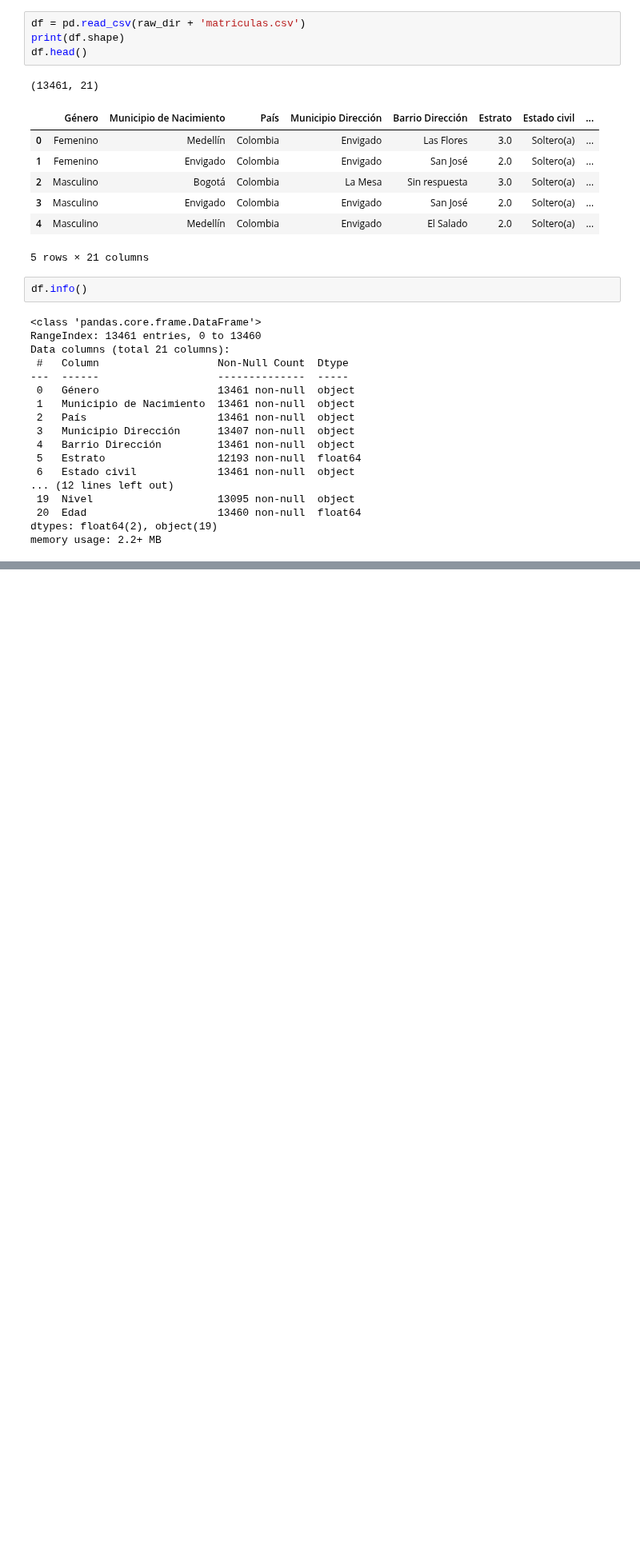
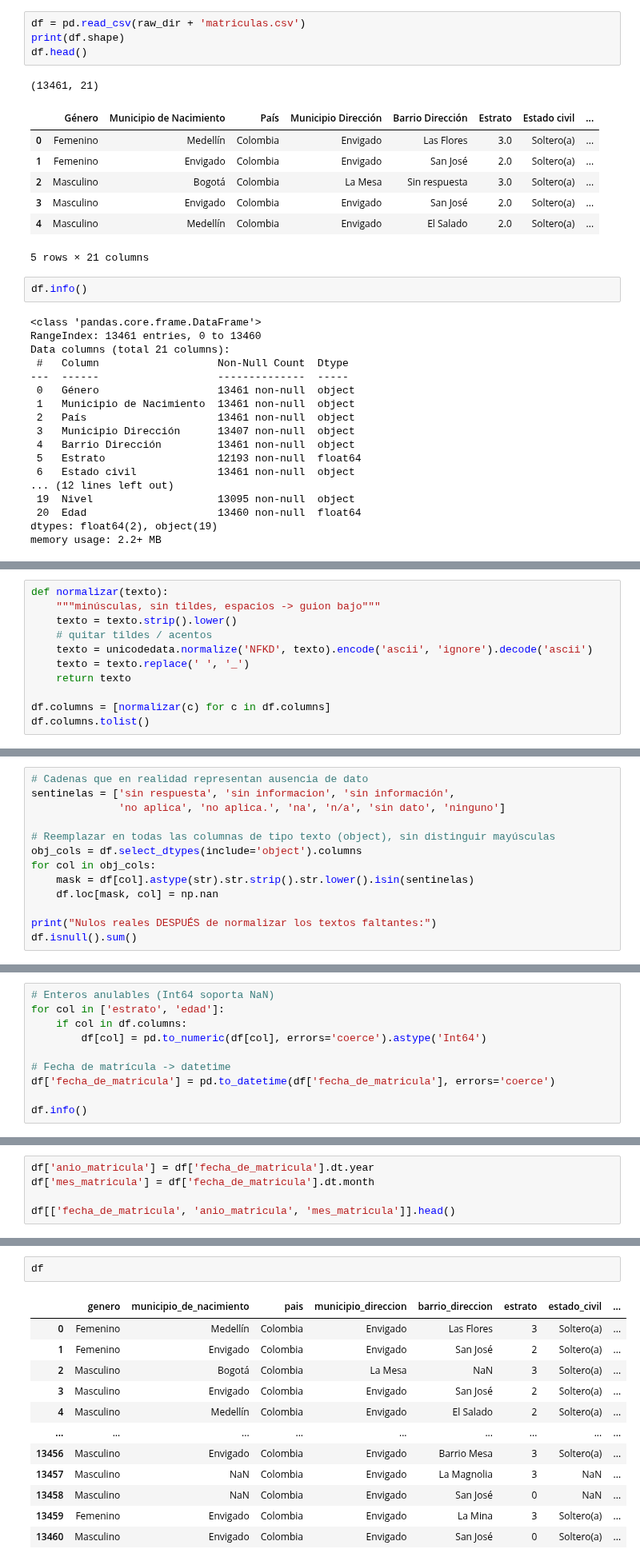
Before and after one commit to LuisBetancourt11/Proyecto_Ciencia_Datos, a Jupyter notebook: notebook/02_Limpieza.ipynb, the cells around one changed output, grey strips where cells are left out. Shown at 80% size. Cells and saved outputs as stored; diff of their text form; blank space fills up the shorter version.

```diff
--- a/notebook/02_Limpieza.ipynb
+++ b/notebook/02_Limpieza.ipynb
@@ -73,0 +84,11 @@ memory usage: 2.2+ MB
+# %%
+def normalizar(texto):
+    """minúsculas, sin tildes, espacios -> guion bajo"""
+    texto = texto.strip().lower()
+    # quitar tildes / acentos
+    texto = unicodedata.normalize('NFKD', texto).encode('ascii', 'ignore').decode('ascii')
+    texto = texto.replace(' ', '_')
+    return texto
+
+df.columns = [normalizar(c) for c in df.columns]
+df.columns.tolist()
@@ -73,0 +142,13 @@ memory usage: 2.2+ MB
+# %%
+# Cadenas que en realidad representan ausencia de dato
+sentinelas = ['sin respuesta', 'sin informacion', 'sin información',
+              'no aplica', 'no aplica.', 'na', 'n/a', 'sin dato', 'ninguno']
+
+# Reemplazar en todas las columnas de tipo texto (object), sin distinguir mayúsculas
+obj_cols = df.select_dtypes(include='object').columns
+for col in obj_cols:
+    mask = df[col].astype(str).str.strip().str.lower().isin(sentinelas)
+    df.loc[mask, col] = np.nan
+
+print("Nulos reales DESPUÉS de normalizar los textos faltantes:")
+df.isnull().sum()
@@ -73,0 +182,10 @@ memory usage: 2.2+ MB
+# %%
+# Enteros anulables (Int64 soporta NaN)
+for col in ['estrato', 'edad']:
+    if col in df.columns:
+        df[col] = pd.to_numeric(df[col], errors='coerce').astype('Int64')
+
+# Fecha de matrícula -> datetime
+df['fecha_de_matricula'] = pd.to_datetime(df['fecha_de_matricula'], errors='coerce')
+
+df.info()
@@ -73,0 +215,5 @@ memory usage: 2.2+ MB
+# %%
+df['anio_matricula'] = df['fecha_de_matricula'].dt.year
+df['mes_matricula'] = df['fecha_de_matricula'].dt.month
+
+df[['fecha_de_matricula', 'anio_matricula', 'mes_matricula']].head()
@@ -73,0 +227,15 @@ memory usage: 2.2+ MB
+# %%
+df
+# %% [output]
+|  | genero | municipio_de_nacimiento | pais | municipio_direccion | barrio_direccion | estrato | estado_civil | ... |
+| 0 | Femenino | Medellín | Colombia | Envigado | Las Flores | 3 | Soltero(a) | ... |
+| 1 | Femenino | Envigado | Colombia | Envigado | San José | 2 | Soltero(a) | ... |
+| 2 | Masculino | Bogotá | Colombia | La Mesa | NaN | 3 | Soltero(a) | ... |
+| 3 | Masculino | Envigado | Colombia | Envigado | San José | 2 | Soltero(a) | ... |
+| 4 | Masculino | Medellín | Colombia | Envigado | El Salado | 2 | Soltero(a) | ... |
+| ... | ... | ... | ... | ... | ... | ... | ... | ... |
+| 13456 | Masculino | Envigado | Colombia | Envigado | Barrio Mesa | 3 | Soltero(a) | ... |
+| 13457 | Masculino | NaN | Colombia | Envigado | La Magnolia | 3 | NaN | ... |
+| 13458 | Masculino | NaN | Colombia | Envigado | San José | 0 | NaN | ... |
+| 13459 | Femenino | Envigado | Colombia | Envigado | La Mina | 3 | Soltero(a) | ... |
+| 13460 | Masculino | Envigado | Colombia | Envigado | San José | 0 | Soltero(a) | ... |
```
Also changed, not shown: parts of 24 cells of this notebook.
